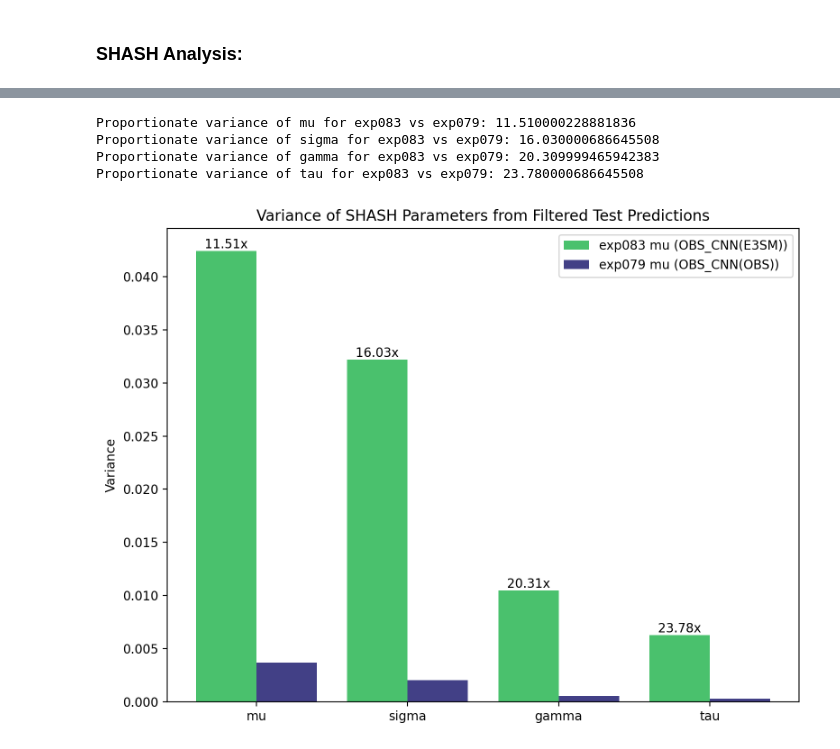
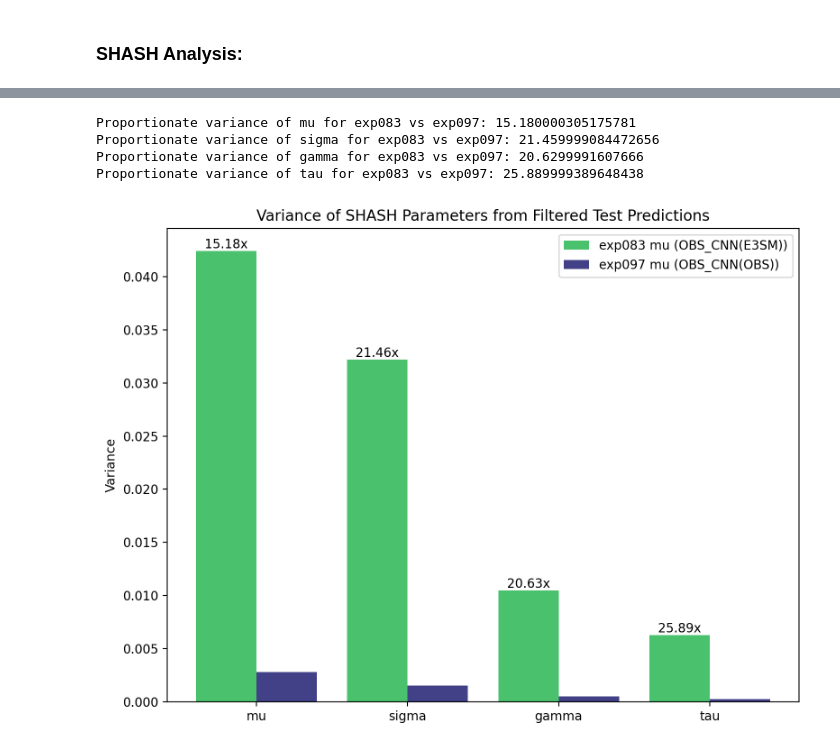
Before and after one commit to Jolan-vP/E3SM, a Jupyter notebook: ANALYSIS_COMBINED_PLOTS.ipynb, the cells around one changed output, grey strips where cells are left out. Drawn from its saved outputs; the diff is of its cells as text; code cells hidden in the pictures.

```diff
--- a/ANALYSIS_COMBINED_PLOTS.ipynb
+++ b/ANALYSIS_COMBINED_PLOTS.ipynb
@@ -273,40 +288,40 @@ bin_edges = pd.to_datetime([
 bin_labels = [f"  {i+2018}" for i in range(len(bin_edges) - 1)]
 
 # Create lists to hold CRPS values for each bin
-binned_crps_079 = []
-binned_crps_083 = []
+binned_crps_OBS = []
+binned_crps_E3SM = []
 
-# Bin crps_079
+# Bin crps_097
 for i in range(len(bin_edges) - 1):
-    mask = (targettime_79 >= bin_edges[i]) & (targettime_79 < bin_edges[i+1])
-    binned_crps_079.append(network_crps_79[mask])
+    mask = (targettime_OBS >= bin_edges[i]) & (targettime_OBS < bin_edges[i+1])
+    binned_crps_OBS.append(network_crps_OBS[mask])
 
 # Bin crps_083
 for i in range(len(bin_edges) - 1):
-    mask = (targettime_83_filtered >= bin_edges[i]) & (targettime_83_filtered < bin_edges[i+1])
-    binned_crps_083.append(network_crps_83_filtered[mask])
+    mask = (targettime_E3SM_filtered >= bin_edges[i]) & (targettime_E3SM_filtered < bin_edges[i+1])
+    binned_crps_E3SM.append(network_crps_E3SM_filtered[mask])
 
 
 fig, ax = plt.subplots(figsize=(12, 6))
 
 # Set positions for side-by-side boxes
-positions_079 = np.arange(len(bin_labels)) * 2.0
-positions_083 = positions_079 + 0.6
+positions_OBS = np.arange(len(bin_labels)) * 2.0
+positions_E3SM = positions_OBS + 0.6
 
 # Plot
-bp1 = ax.boxplot(binned_crps_079, positions=positions_079, widths=0.5, patch_artist=True,
+bp1 = ax.boxplot(binned_crps_OBS, positions=positions_OBS, widths=0.5, patch_artist=True,
                  boxprops=dict(facecolor="#424086"), medianprops=dict(color='white'))
-bp2 = ax.boxplot(binned_crps_083, positions=positions_083, widths=0.5, patch_artist=True,
+bp2 = ax.boxplot(binned_crps_E3SM, positions=positions_E3SM, widths=0.5, patch_artist=True,
                  boxprops=dict(facecolor="#4ac16d"), medianprops=dict(color='white'))
 
 # Set ticks and labels
-xtick_positions = (positions_079 + positions_083) / 2
+xtick_positions = (positions_OBS + positions_E3SM) / 2
 ax.set_xticks(xtick_positions)
 ax.set_xticklabels(bin_labels)
 ax.set_ylabel("CRPS")
 ax.set_title("CRPS Boxplots by Year")
-ax.legend([bp1["boxes"][0], bp2["boxes"][0]], ["exp079", "exp083"], loc="upper left")
+ax.legend([bp1["boxes"][0], bp2["boxes"][0]], ["exp097 - OBS", "exp083 - E3SM"], loc="upper left")
 
 plt.tight_layout()
-plt.savefig('/pscratch/sd/p/plutzner/E3SM/saved/figures/COMBINED/CRPS_boxplot_exp083_exp079.png', format='png', dpi=250)
+plt.savefig('/pscratch/sd/p/plutzner/E3SM/saved/figures/COMBINED/CRPS_boxplot_exp083_exp097.png', format='png', dpi=250)
 # %% [output]
@@ -355,32 +370,32 @@ shape of p79 = (1000, 1037)
 # %%
 # Variance of shash parameters from filtered test predictions:
 # bar plot for sigma, mu, gamma, tau
 cats = ['mu', 'sigma', 'gamma', 'tau']
 var_dict = {
-    'mu': [np.var(output_83_filtered[:, 0]), np.var(output_79[:, 0])],
-    'sigma': [np.var(output_83_filtered[:, 1]), np.var(output_79[:, 1])],
-    'gamma': [np.var(output_83_filtered[:, 2]), np.var(output_79[:, 2])],
-    'tau': [np.var(output_83_filtered[:, 3]), np.var(output_79[:, 3])],
+    'mu': [np.var(output_E3SM_filtered[:, 0]), np.var(output_OBS[:, 0])],
+    'sigma': [np.var(output_E3SM_filtered[:, 1]), np.var(output_OBS[:, 1])],
+    'gamma': [np.var(output_E3SM_filtered[:, 2]), np.var(output_OBS[:, 2])],
+    'tau': [np.var(output_E3SM_filtered[:, 3]), np.var(output_OBS[:, 3])],
 }
 
 plt.figure(figsize=(8, 6), dpi=200)
 for i, cat in enumerate(cats):
     plt.bar(i - 0.2, var_dict[cat][0], width=0.4, color='#4ac16d', label=f'exp083 {cat} (OBS_CNN(E3SM))' if i == 0 else "")
-    plt.bar(i + 0.2, var_dict[cat][1], width=0.4, color='#424086', label=f'exp079 {cat} (OBS_CNN(OBS))' if i == 0 else "")
+    plt.bar(i + 0.2, var_dict[cat][1], width=0.4, color='#424086', label=f'exp097 {cat} (OBS_CNN(OBS))' if i == 0 else "")
     proportionate_var = var_dict[cat][0] / var_dict[cat][1]
     proportionate_var = round(proportionate_var, 2)
-    print(f"Proportionate variance of {cat} for exp083 vs exp079: {round(proportionate_var, 2)}")
+    print(f"Proportionate variance of {cat} for exp083 vs exp097: {round(proportionate_var, 2)}")
     plt.text(i - 0.2, var_dict[cat][0], f"{proportionate_var:.2f}x", ha='center', va='bottom', fontsize=10)
 plt.xticks(range(len(cats)), cats)
 plt.ylabel('Variance')
 plt.title('Variance of SHASH Parameters from Filtered Test Predictions')
 plt.legend()
 plt.tight_layout()
-plt.savefig('/pscratch/sd/p/plutzner/E3SM/saved/figures/COMBINED/SHASH_parameter_variance_exp083_exp079.png', format='png', dpi=250)
+plt.savefig('/pscratch/sd/p/plutzner/E3SM/saved/figures/COMBINED/SHASH_parameter_variance_exp083_exp097.png', format='png', dpi=250)
 # %% [output]
-Proportionate variance of mu for exp083 vs exp079: 11.510000228881836
-Proportionate variance of sigma for exp083 vs exp079: 16.030000686645508
-Proportionate variance of gamma for exp083 vs exp079: 20.309999465942383
-Proportionate variance of tau for exp083 vs exp079: 23.780000686645508
+Proportionate variance of mu for exp083 vs exp097: 15.180000305175781
+Proportionate variance of sigma for exp083 vs exp097: 21.459999084472656
+Proportionate variance of gamma for exp083 vs exp097: 20.6299991607666
+Proportionate variance of tau for exp083 vs exp097: 25.889999389648438
-[figure, old version]
+[figure, new version]
 # %%
```
Also changed, not shown: parts of 12 cells of this notebook, 14 other files.
